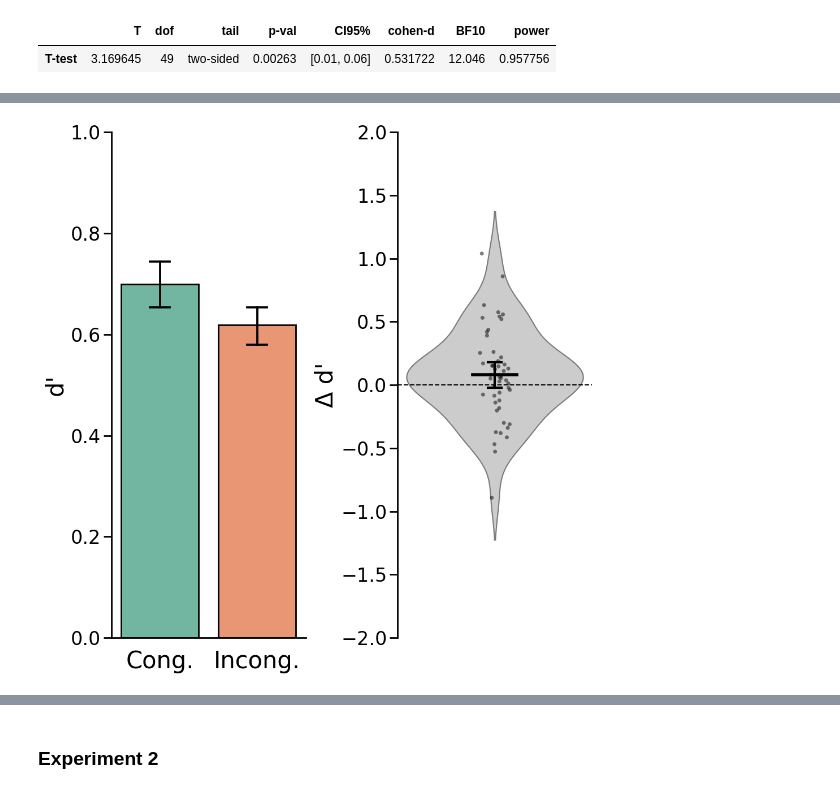
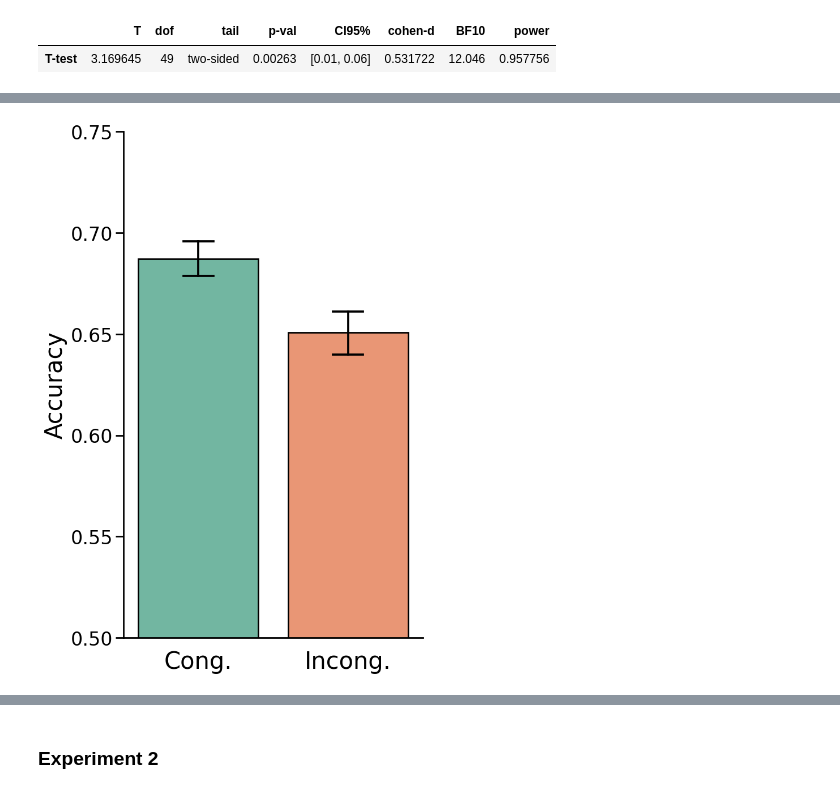
Before and after one commit to GAldegheri/scenecontext-zoom, a Jupyter notebook: analysis/ReadData.ipynb, the cells around one changed output, grey strips where cells are left out. Drawn from its saved outputs; the diff is of its cells as text; code cells hidden in the pictures.

```diff
--- a/analysis/ReadData.ipynb
+++ b/analysis/ReadData.ipynb
@@ -115,5 +131,5 @@ pg.ttest(p75means[p75means['expected']==1].criterion,
 # %%
 # Plot accuracy for congruent and incongruent trials
-make_pretty_plot(p50means, measure='dprime', cloudplot=True, saveimg=False)
+make_pretty_plot(p75means, measure='hit', cloudplot=False, saveimg=True)
 # %% [output]
-[figure, old version]
+[figure, new version]
```
Also changed, not shown: parts of 78 cells of this notebook, 2 other files.
